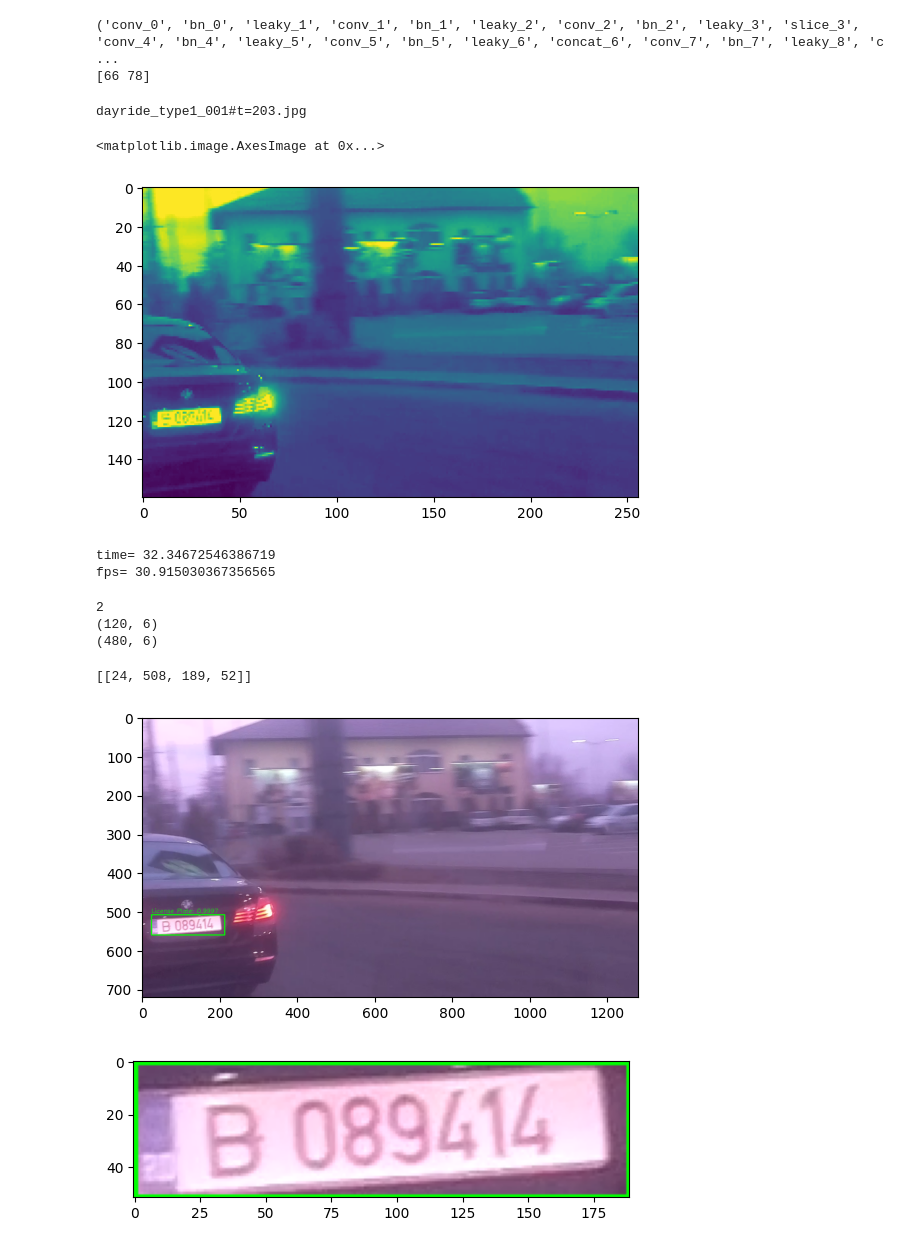
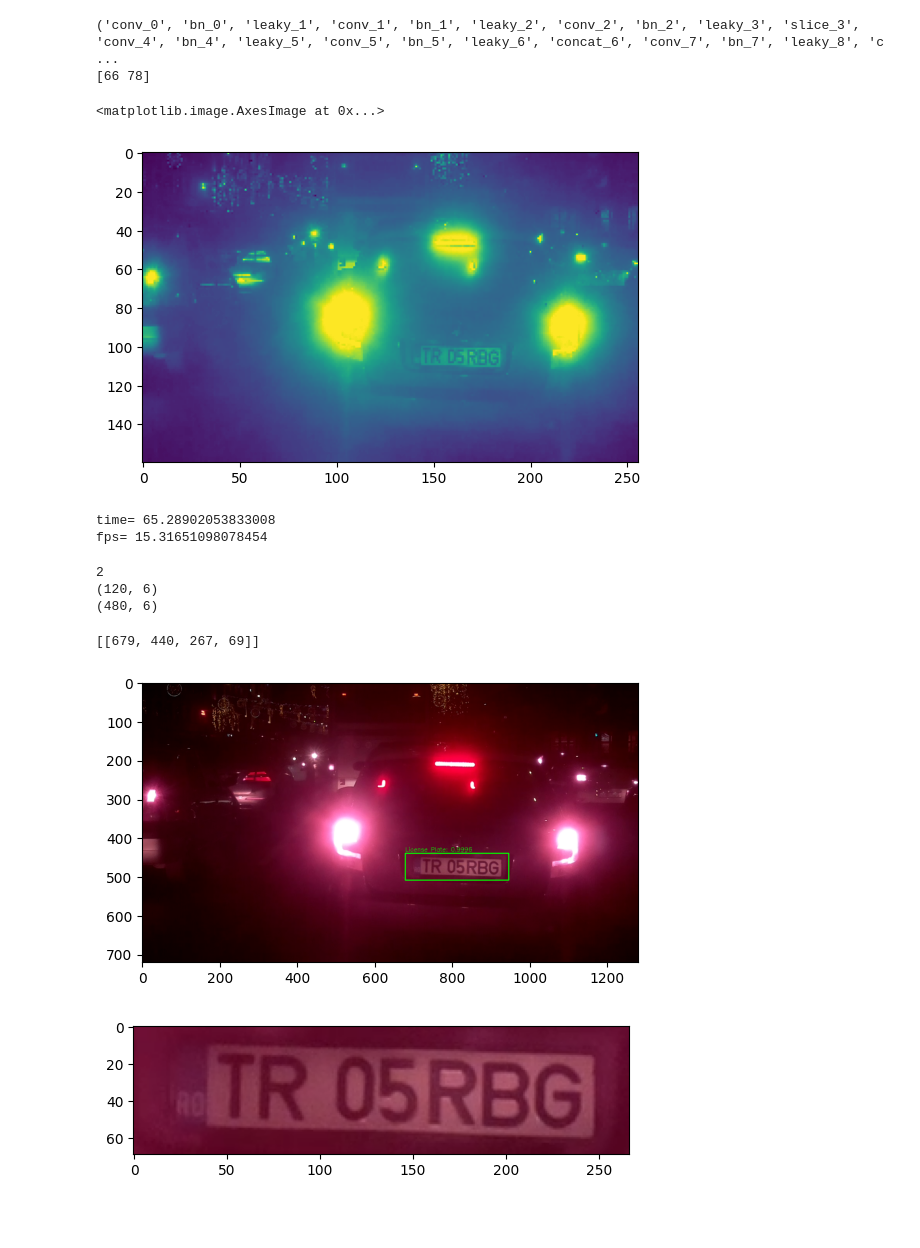
Before and after one commit to damirch/alpr, a Jupyter notebook: detection/detection.ipynb, the cells around one changed output. Saved outputs shown, nothing was run; the diff lists cells and outputs as text; code cells hidden in the pictures; blank space fills up the shorter version.

```diff
--- a/detection/detection.ipynb
+++ b/detection/detection.ipynb
@@ -30,16 +30,14 @@ ln = [ln[i - 1] for i in net.getUnconnectedOutLayers()]
 # %%
 # take random image from image folder
 random_image = np.random.choice(os.listdir(IMAGE_FOLDER))
-img = cv.imread(os.path.join(IMAGE_FOLDER, random_image))
-blob = cv.dnn.blobFromImage(img, 1/255.0, DIMS, swapRB=True, crop=False)
+raw_img = cv.imread(os.path.join(IMAGE_FOLDER, random_image))
+blob = cv.dnn.blobFromImage(raw_img, 1/255.0, DIMS, swapRB=True, crop=False)
-# %% [output]
-dayride_type1_001#t=203.jpg
 # %%
 r = blob[0, 0, :, :]
 plt.imshow(r)
 # %% [output]
 <matplotlib.image.AxesImage at 0x...>
-[figure, old version]
+[figure, new version]
 # %%
 net.setInput(blob)
 t0 = time.time()
@@ -52,8 +50,8 @@ fps = 1.0/(t - t0)
 print('time=', elapsed_ms)
 print('fps=', fps)
 # %% [output]
-time= 32.34672546386719
-fps= 30.915030367356565
+time= 65.28902053833008
+fps= 15.31651098078454
 # %%
 print(len(outputs))
 for out in outputs:
@@ -66,7 +64,7 @@ for out in outputs:
 boxes = []
 confidences = []
 classIDs = []
-h, w = img.shape[:2]
+h, w = raw_img.shape[:2]
 # %%
 for output in outputs:
     for detection in output:
@@ -88,34 +86,36 @@ for output in outputs:
 # %%
 boxes
 # %% [output]
-[[24, 508, 189, 52]]
+[[679, 440, 267, 69]]
 # %%
 indices = cv.dnn.NMSBoxes(boxes, confidences, 0.5, 0.4)
 # %%
+display_img = raw_img.copy()
+
 for i in indices:
     box = boxes[i]
     x = box[0]
     y = box[1]
     w = box[2]
     h = box[3]
-    cv.rectangle(img, (x, y), (x + w, y + h), (0, 255, 0), 2)
+    cv.rectangle(display_img, (x, y), (x + w, y + h), (0, 255, 0), 2)
     label = "{}: {:.4f}".format('License Plate', confidences[i])
-    cv.putText(img, label, (x, y - 5), cv.FONT_HERSHEY_SIMPLEX, 0.5, (0, 255, 0), 1)
+    cv.putText(display_img, label, (x, y - 5), cv.FONT_HERSHEY_SIMPLEX, 0.5, (0, 255, 0), 1)
 
-plt.imshow(img[:,:,::-1])
+plt.imshow(display_img[:,:,::-1])
 plt.show()
 # %% [output]
-[figure, old version]
+[figure, new version]
 # %%
 # only show the license plate
 for i in indices:
     box = boxes[i]
     x = box[0]
     y = box[1]
     w = box[2]
     h = box[3]
-    roi = img[y:y+h, x:x+w]
+    roi = raw_img[y:y+h, x:x+w]
     plt.imshow(roi[:,:,::-1])
     plt.show()
 # %% [output]
-[figure, old version]
+[figure, new version]
```
Also changed, not shown: 2 other files.
